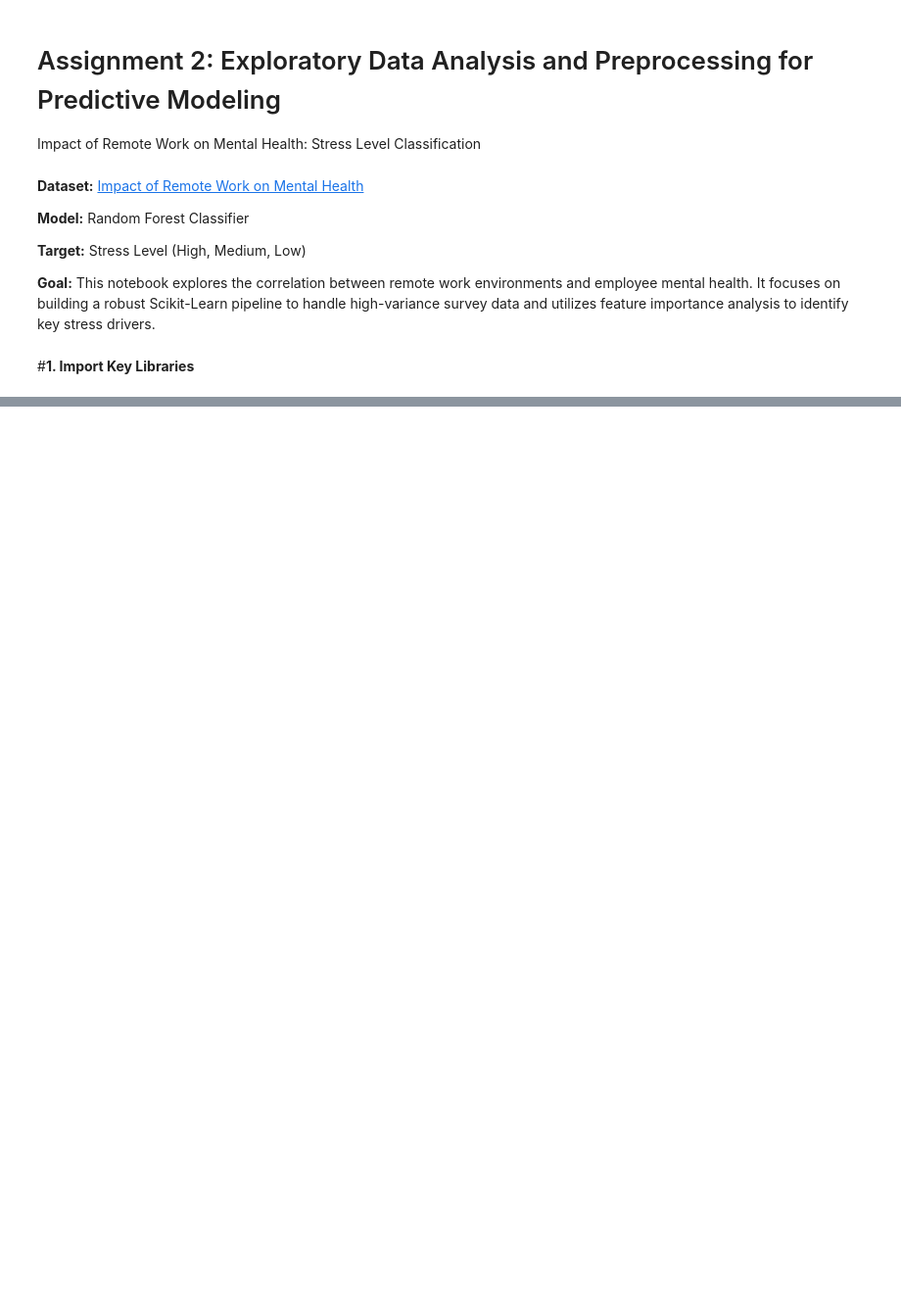
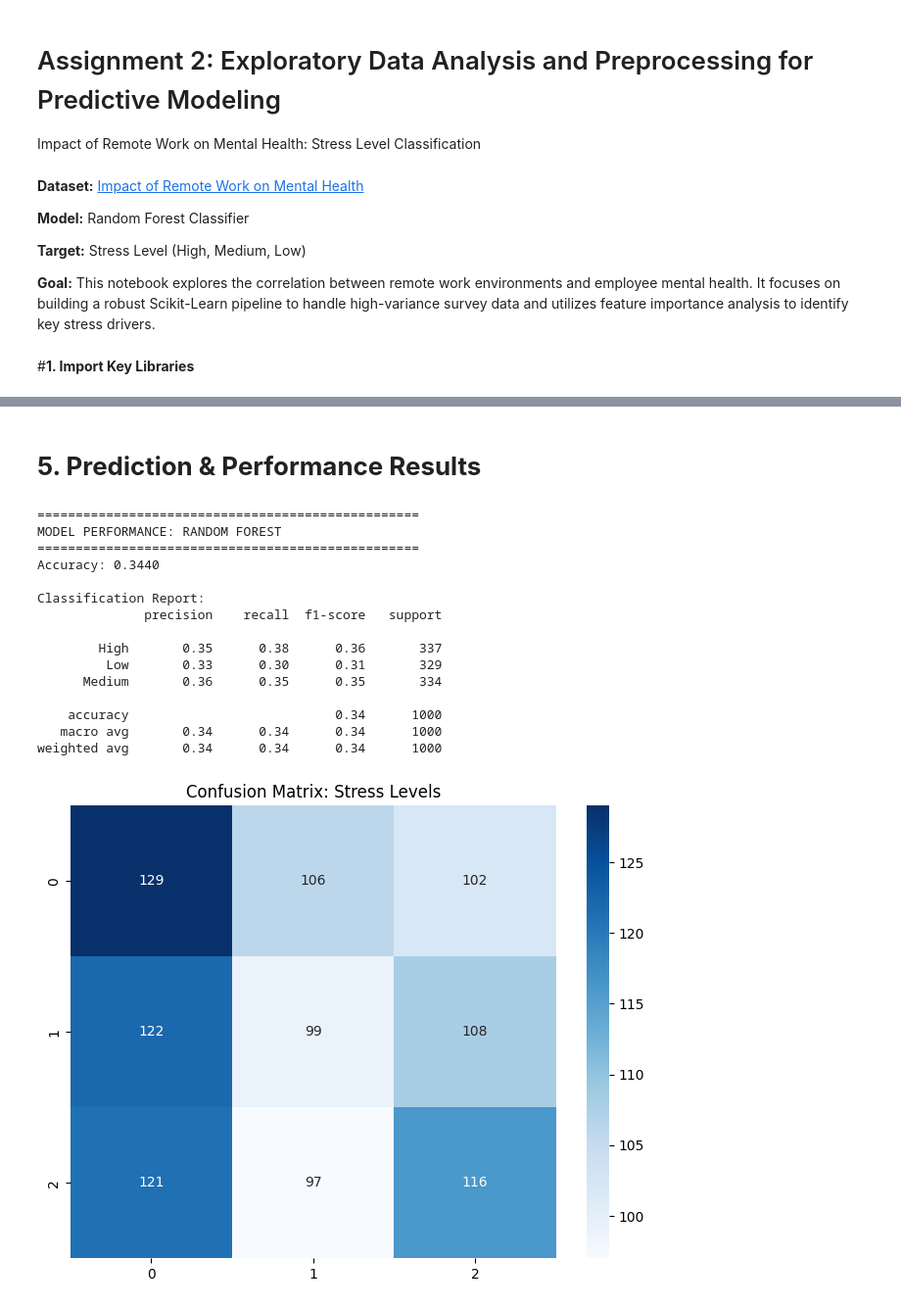
Before and after one commit to emppacs/Predictive-Modeling, a Jupyter notebook: notebooks/01_Mental_Health_Remote_Work.ipynb, the cells around one changed output, grey strips where cells are left out. Shown at 98% size. Drawn from its saved outputs; the diff is of its cells as text; code cells hidden in the pictures; blank space fills up the shorter version.

```diff
--- a/notebooks/01_Mental_Health_Remote_Work.ipynb
+++ b/notebooks/01_Mental_Health_Remote_Work.ipynb
@@ -447,0 +95,21 @@ weighted avg       0.36      0.36      0.36      1000
+# %%
+target_col = 'Stress_Level'
+X = df.drop(columns=['Employee_ID', target_col])
+y = df[target_col]
+
+X_train, X_test, y_train, y_test = train_test_split(X, y, test_size=0.2, random_state=42, stratify=y)
+
+NUMERIC_FEATURES = ['Age', 'Years_of_Experience', 'Hours_Worked_Per_Week', 'Number_of_Virtual_Meetings', 'Work_Life_Balance_Rating', 'Social_Isolation_Rating']
+CATEGORICAL_FEATURES = ['Gender', 'Job_Role', 'Industry', 'Work_Location', 'Mental_Health_Condition', 'Access_to_Mental_Health_Resources', 'Productivity_Change', 'Satisfaction_with_Remote_Work', 'Company_Support_for_Remote_Work', 'Physical_Activity', 'Sleep_Quality', 'Region']
+
+preprocessor = ColumnTransformer([
+    ('num', Pipeline([('imputer', SimpleImputer(strategy='median')), ('scaler', RobustScaler())]), NUMERIC_FEATURES),
+    ('cat', Pipeline([('imputer', SimpleImputer(strategy='constant', fill_value='Unknown')), ('ohe', OneHotEncoder(handle_unknown='ignore'))]), CATEGORICAL_FEATURES)
+])
+
+clf = Pipeline([
+    ('preprocessor', preprocessor),
+    ('classifier', RandomForestClassifier(n_estimators=100, max_depth=12, random_state=42))
+])
+
+clf.fit(X_train, y_train)
@@ -447,0 +134,34 @@ weighted avg       0.36      0.36      0.36      1000
+# %% [markdown]
+# **5. Prediction & Performance Results**
+# %%
+y_pred = clf.predict(X_test)
+
+print("="*50)
+print("MODEL PERFORMANCE: RANDOM FOREST")
+print("="*50)
+print(f"Accuracy: {accuracy_score(y_test, y_pred):.4f}")
+print("\nClassification Report:")
+print(classification_report(y_test, y_pred))
+
+# Confusion Matrix
+plt.figure(figsize=(8,6))
+sns.heatmap(confusion_matrix(y_test, y_pred), annot=True, fmt='d', cmap='Blues')
+plt.title("Confusion Matrix: Stress Levels")
+plt.show()
+# %% [output]
+==================================================
+MODEL PERFORMANCE: RANDOM FOREST
+==================================================
+Accuracy: 0.3440
+
+Classification Report:
+              precision    recall  f1-score   support
+
+        High       0.35      0.38      0.36       337
+         Low       0.33      0.30      0.31       329
+      Medium       0.36      0.35      0.35       334
+
+    accuracy                           0.34      1000
+   macro avg       0.34      0.34      0.34      1000
+weighted avg       0.34      0.34      0.34      1000
+[figure, added]
```
Also changed, not shown: parts of 48 cells of this notebook.
